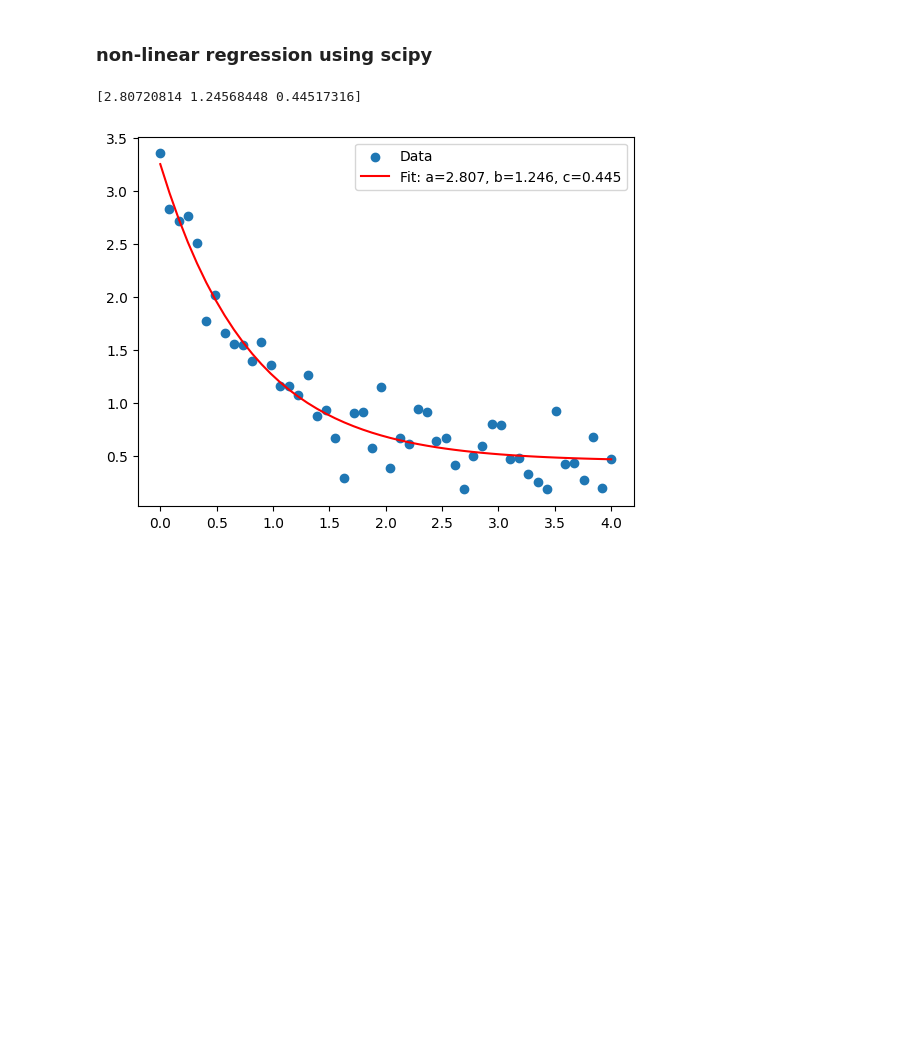
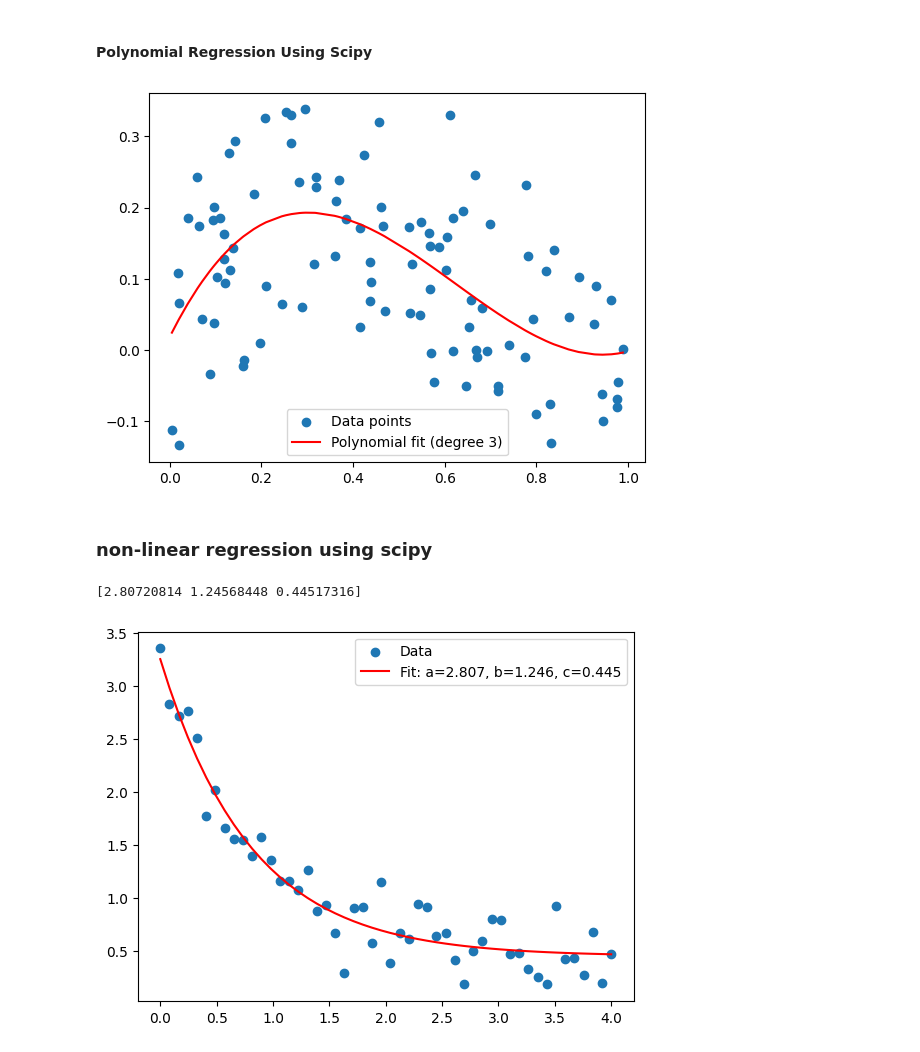
Before and after one commit to sanket238/CSCN8010, a Jupyter notebook: class_notebooks/non_linear_regression/non_linear_regression.ipynb, the cells around one changed output. Saved outputs shown, nothing was run; the diff lists cells and outputs as text; code cells hidden in the pictures; blank space fills up the shorter version.

```diff
--- a/class_notebooks/non_linear_regression/non_linear_regression.ipynb
+++ b/class_notebooks/non_linear_regression/non_linear_regression.ipynb
@@ -1,3 +60,32 @@
+# %% [markdown]
+#### Polynomial Regression Using Scipy
+# %%
+import numpy as np
+import matplotlib.pyplot as plt
+from scipy.optimize import curve_fit
+
+# Define the form of the function you want to fit
+def func(x, a, b, c, d):
+    return a * x**3 + b * x**2 + c * x + d
+
+# Generate synthetic data
+np.random.seed(0)
+xdata = np.sort(np.random.rand(100))
+ydata = xdata**3 - 2*xdata**2 + xdata + np.random.randn(100)*0.1  # cubic relationship with some noise
+
+# Fit the function to your data
+popt, pcov = curve_fit(func, xdata, ydata)
+
+# Generate y-values for the fitted function
+yfit = func(xdata, *popt)
+
+# Plot the data and the fitted function
+plt.scatter(xdata, ydata, label='Data points')
+plt.plot(xdata, yfit, color='red', label='Polynomial fit (degree 3)')
+plt.legend()
+plt.show()
+# %% [output]
+[figure, added]
 # %% [markdown]
 ### non-linear regression using scipy
 # %%
```
Also changed, not shown: parts of 5 cells of this notebook.
